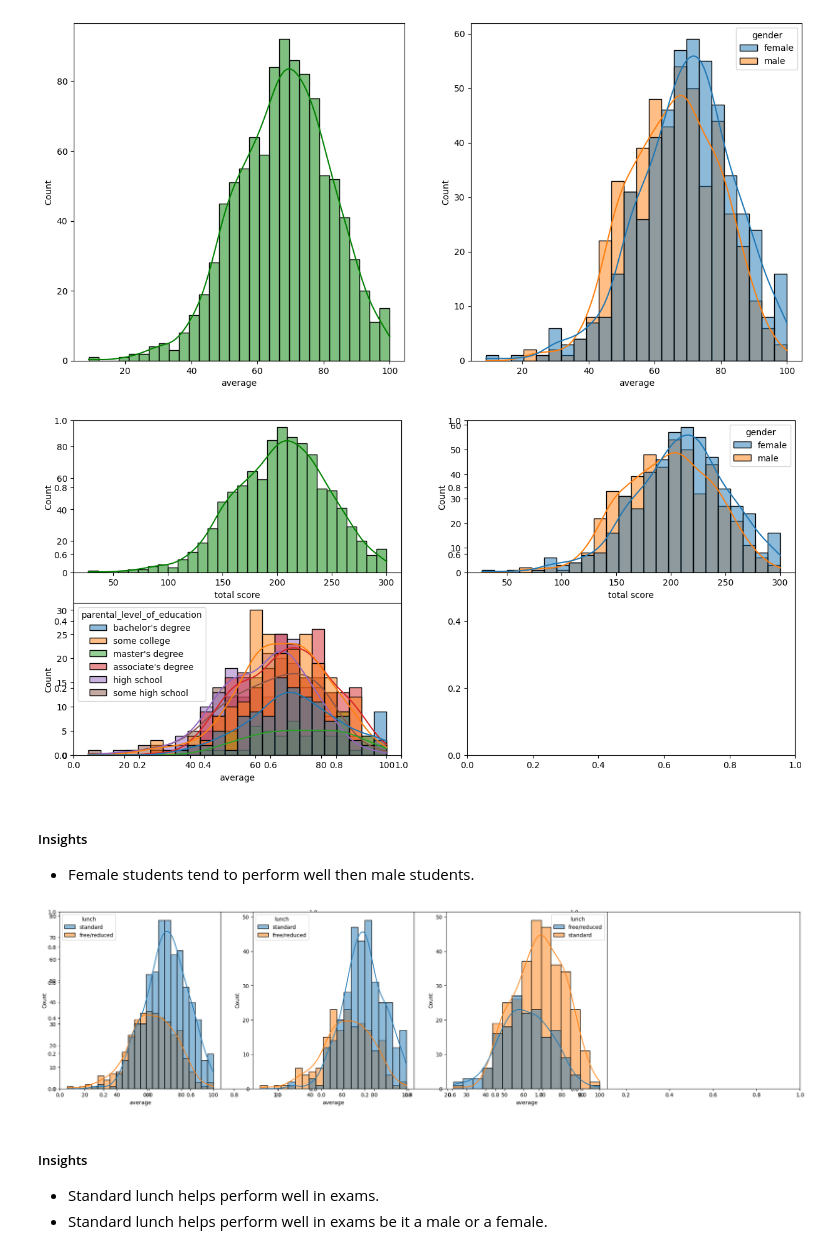
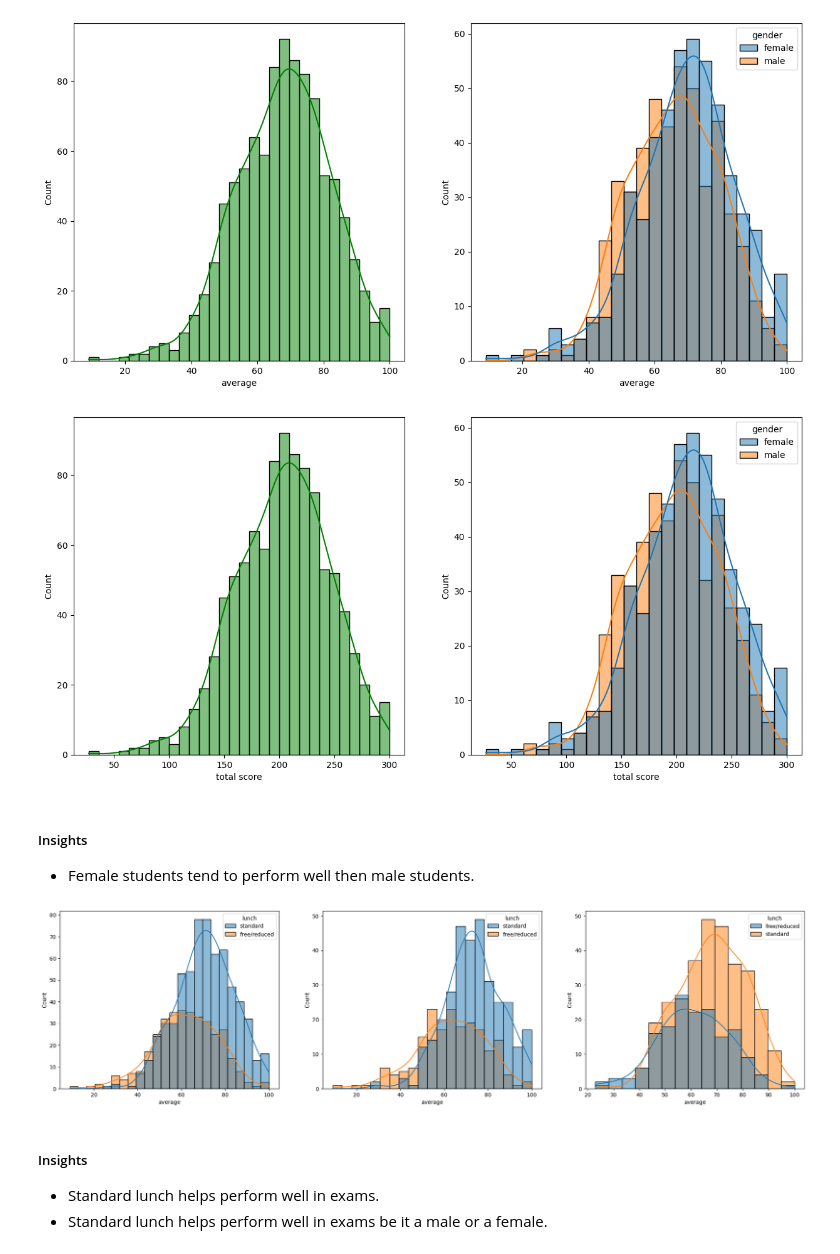
Before and after one commit to amiiiinee/endToendMLproject, a Jupyter notebook: src/notebook/1 . EDA STUDENT PERFORMANCE .ipynb, the cells around one changed output. Saved outputs shown, nothing was run; the diff lists cells and outputs as text; code cells hidden in the pictures.

```diff
--- a/src/notebook/1 . EDA STUDENT PERFORMANCE .ipynb
+++ b/src/notebook/1 . EDA STUDENT PERFORMANCE .ipynb
@@ -304,16 +305,12 @@ plt.show()
 [figure]
 # %%
 fig, axs = plt.subplots(1, 2, figsize=(15, 7))
-plt.subplot(221)
+plt.subplot(121)
 sns.histplot(data=df,x='total score',bins=30,kde=True,color='g')
-plt.subplot(222)
+plt.subplot(122)
 sns.histplot(data=df,x='total score',kde=True,hue='gender')
-# is the subplot only for gender  ?
-# when i put data=df the data is for all not only the gender?
-# can i put another date for the same df ?
-# like for parental level of education ?
-#total score plot
-plt.subplot(223)
+
+# plt.subplot(223)
 #what is the best shows of subplot parameters?
 # plt.subplot(what is this nb ) ??
 # what to put in plot parameters
@@ -321,24 +318,24 @@ plt.subplot(223)
 # - nrows: The number of rows in the subplot grid.
 # - ncols: The number of columns in the subplot grid.
 # - index: The position of the subplot in the grid (counted from left to right, top to bottom), starting from 1.
-sns.histplot(data=df, x='average', kde=True, hue='parental_level_of_education')
+# sns.histplot(data=df, x='average', kde=True, hue='parental_level_of_education')
 plt.show()
 # %% [output]
-[figure, old version]
+[figure, new version]
 # %% [markdown]
 #####  Insights
 - Female students tend to perform well then male students.
 # %%
 plt.subplots(1,3,figsize=(25,6))
-plt.subplot(141)
+plt.subplot(131)
 sns.histplot(data=df,x='average',kde=True,hue='lunch')
-plt.subplot(142)
+plt.subplot(132)
 sns.histplot(data=df[df.gender=='female'],x='average',kde=True,hue='lunch')
-plt.subplot(143)
-sns.histplot(data=df[df.gender=='male'],x='average',kde=True,hue='lunch')
+plt.subplot(133)
+sns.histplot(data=df[df.gender=='male'],x='average',kde=True,hue='lunch',color='blue')
 plt.show()
 # %% [output]
-[figure, old version]
+[figure, new version]
 # %% [markdown]
 #####  Insights
 - Standard lunch helps perform well in exams.
```
Also changed, not shown: parts of 4 cells of this notebook.
